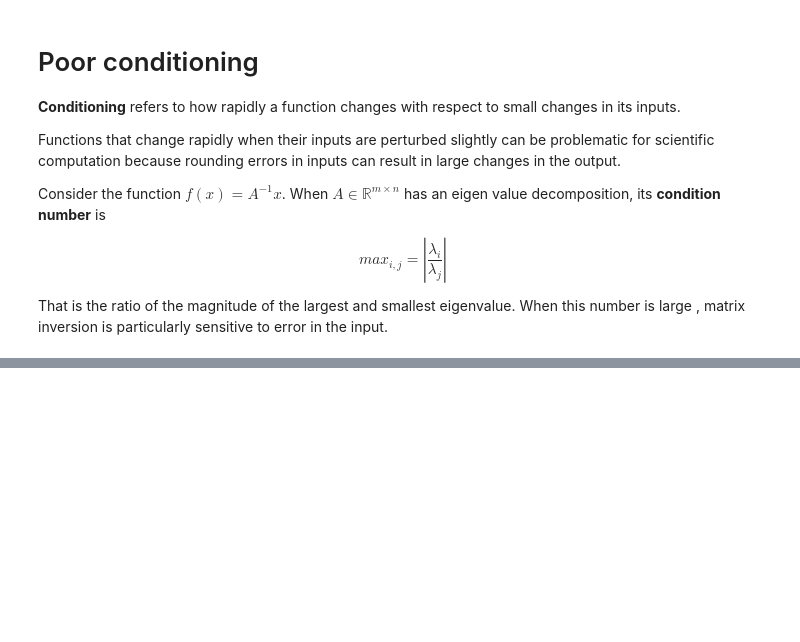
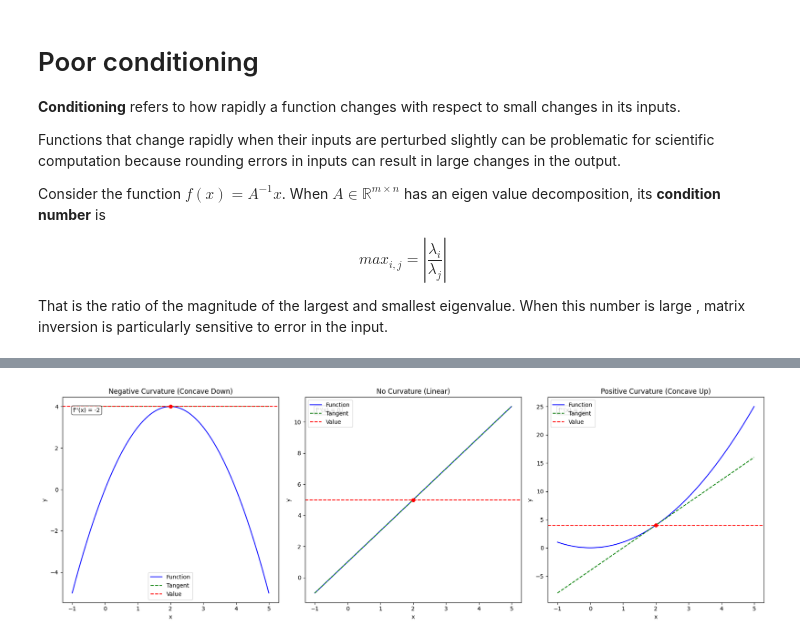
Before and after one commit to woodRock/deep-learning-goodfellow, a Jupyter notebook: chapter_4_numerical_computation.ipynb, the cells around one changed output, grey strips where cells are left out. Cells and saved outputs as stored; diff of their text form; code cells hidden in the pictures; blank space fills up the shorter version.

```diff
--- a/chapter_4_numerical_computation.ipynb
+++ b/chapter_4_numerical_computation.ipynb
@@ -108,0 +379,49 @@ y2 = [ 2.66994094 12.81898108  4.99072713]
+# %%
+import numpy as np
+import matplotlib.pyplot as plt
+
+def plot_curvature(ax, func, second_derivative, x_range, title):
+    x = np.linspace(x_range[0], x_range[1], 100)
+    y = func(x)
+
+    # Plot the function
+    ax.plot(x, y, 'b-', label='Function')
+
+    # Choose a point to demonstrate the curvature
+    x0 = (x_range[0] + x_range[1]) / 2
+    y0 = func(x0)
+
+    # Plot the tangent line
+    tangent = lambda x: func(x0) + (x - x0) * (func(x0 + 0.01) - func(x0 - 0.01)) / 0.02
+    ax.plot(x, tangent(x), 'g--', label='Tangent')
+
+    # Plot the point and the value line
+    ax.plot(x0, y0, 'ro')
+    ax.axhline(y=y0, color='r', linestyle='--', label='Value')
+
+    # Add labels and title
+    ax.set_xlabel('x')
+    ax.set_ylabel('y')
+    ax.set_title(title)
+    ax.legend()
+
+    # Add text for second derivative
+    ax.text(0.05, 0.95, f"f''(x) = {second_derivative}", transform=ax.transAxes,
+            verticalalignment='top', bbox=dict(boxstyle='round', facecolor='white', alpha=0.7))
+
+# Create the figure and subplots
+fig, (ax1, ax2, ax3) = plt.subplots(1, 3, figsize=(18, 6))
+
+# Negative curvature (concave down)
+plot_curvature(ax1, lambda x: -x**2 + 4*x, "-2", (-1, 5), "Negative Curvature (Concave Down)")
+
+# No curvature (linear function)
+plot_curvature(ax2, lambda x: 2*x + 1, "0", (-1, 5), "No Curvature (Linear)")
+
+# Positive curvature (concave up)
+plot_curvature(ax3, lambda x: x**2, "2", (-1, 5), "Positive Curvature (Concave Up)")
+
+plt.tight_layout()
+plt.show()
+# %% [output]
+[figure, added]
```
Also changed, not shown: parts of 31 cells of this notebook.
